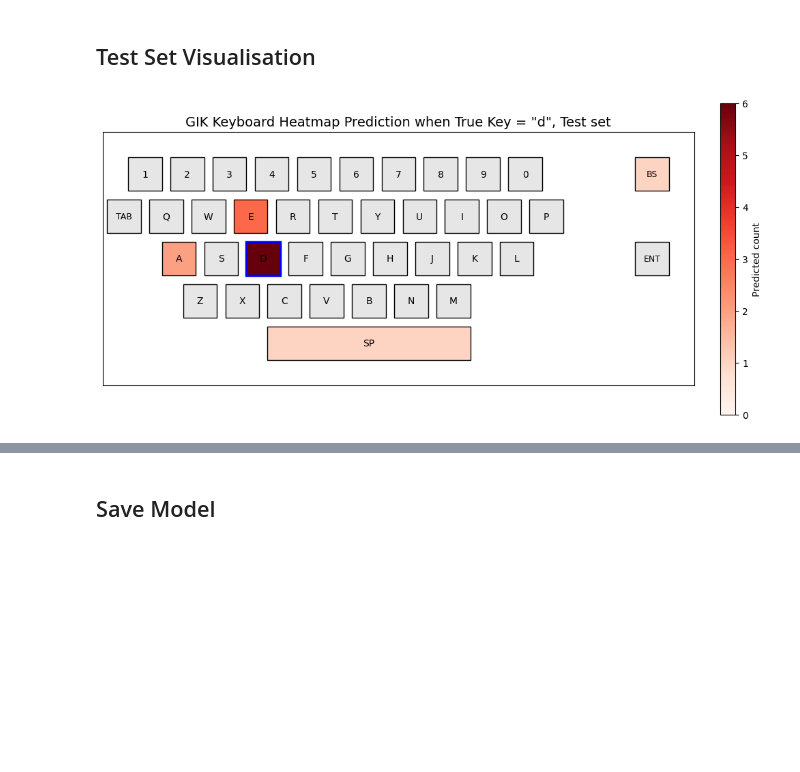
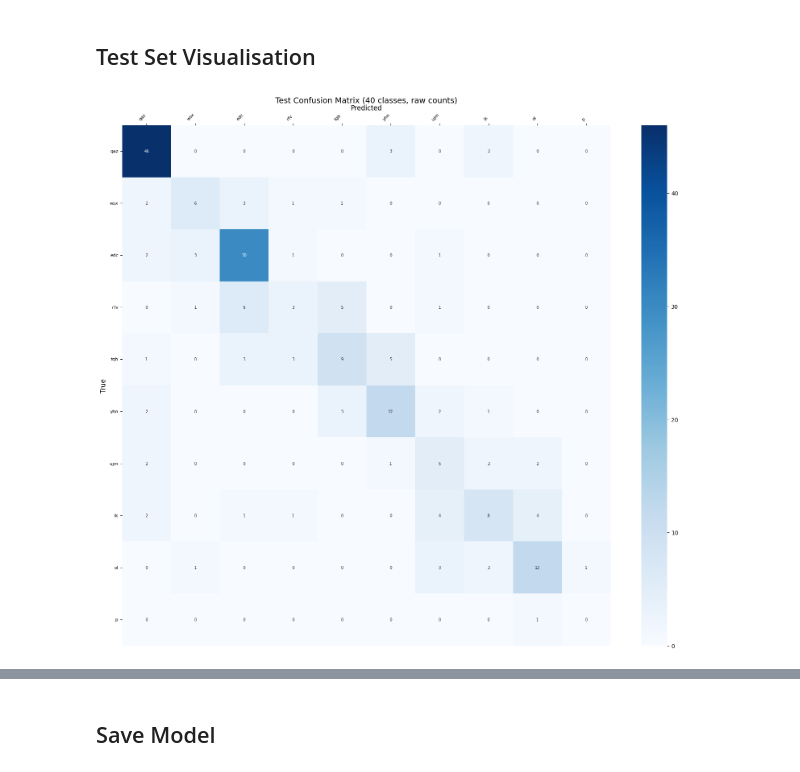
Before and after one commit to Perceptron-GIK/perceptron-gik, a Jupyter notebook: train_model.ipynb, the cells around one changed output, grey strips where cells are left out. Drawn from its saved outputs; the diff is of its cells as text; code cells hidden in the pictures; blank space fills up the shorter version.

```diff
--- a/train_model.ipynb
+++ b/train_model.ipynb
@@ -427,16 +461,16 @@ X True: q        | Pred: a
 # %%
 coord_dict = FULL_COORDS if CONFIG["regression"] else None
 cm_orig = compute_confusion_matrix_40x40(trainer.test_dataset, model, DEVICE, coord_dict=coord_dict)
 
-plot_virtual_keyboard_heatmap(cm_orig, 'd', 'Test')
+# plot_virtual_keyboard_heatmap(cm_orig, 'd', 'Test')
 
 # Optional matrix view
-# plot_confusion_matrix_40x40(cm_orig, 'Test')
+plot_confusion_matrix_40x40(cm_orig, 'Test')
 
 # neighbours_a, cm_a = plot_anchor_with_closest_neighbours(cm_orig, 'i', 'Test', k_neighbours=5)
 # neighbours_g, cm_g = plot_anchor_with_closest_neighbours(cm_orig, 'l', 'Test', k_neighbours=5)
 # neighbours_l, cm_l = plot_anchor_with_closest_neighbours(cm_orig, 'l', 'Test', k_neighbours=13)
 # %% [output]
-[figure, old version]
+[figure, new version]
 # %%
 plot_virtual_keyboard_heatmap(cm_orig, 's', 'Test')
```
Also changed, not shown: parts of 16 cells of this notebook, 5 other files.
